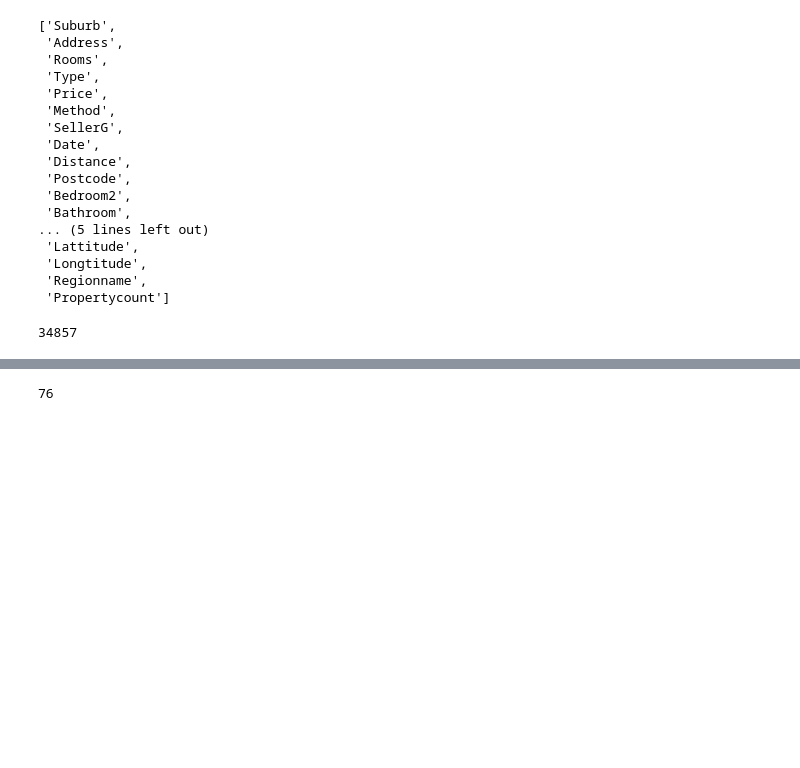
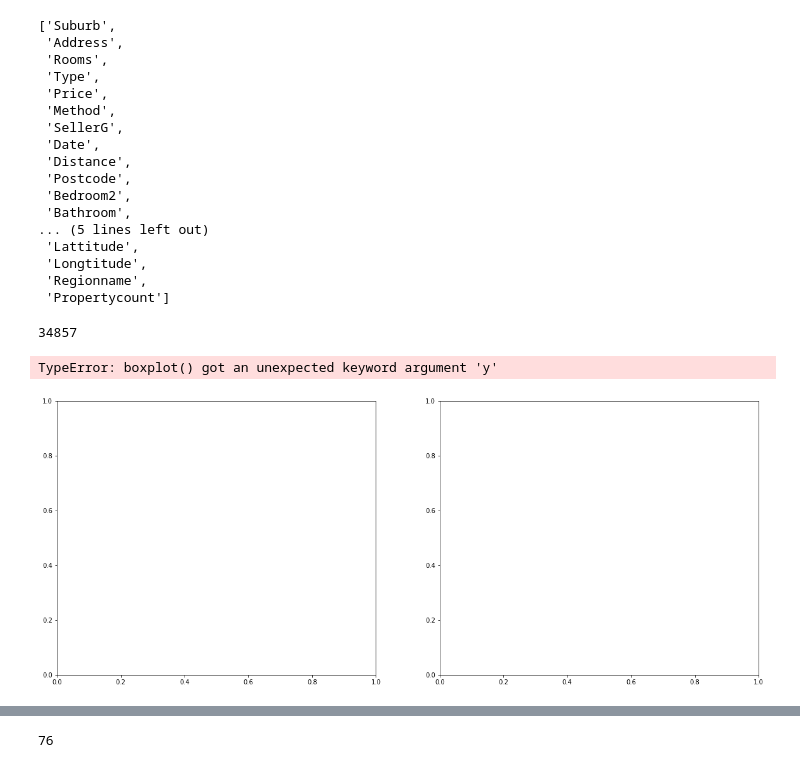
Before and after one commit to misl938/BDAS_misl938, a Jupyter notebook: Iteration4_misl938.ipynb, the cells around one changed output, grey strips where cells are left out. Drawn from its saved outputs; the diff is of its cells as text; code cells hidden in the pictures; blank space fills up the shorter version.

Commit message:
data verification

```diff
--- a/Iteration4_misl938.ipynb
+++ b/Iteration4_misl938.ipynb
@@ -56,5 +83,31 @@ housing_data.columns
 housing_data.count()
 # %% [output]
 34857
+# %%
+# categorical features v price
+
+f, axes = plt.subplots(1,2, figsize = (20,8))
+#labels=(housing_data['Regionname'].unique()).tolist()
+
+
+
+# Plot [0]
+plt.boxplot( x = 'Type', y = 'Price',data = housing_data.toPandas(), ax = axes[0])
+#axes[0].set_xlabel('Type')
+#axes[0].set_ylabel('Price')
+#axes[0].set_title('Type v Price')
+
+# Plot [1]
+plt.boxplot(x = 'Regionname', y = 'Price', data = housing_data.toPandas(), ax = axes[1])
+#axes[1].set_xticklabels(labels, rotation=80)
+#axes[1].set_xlabel('Region Name')
+#axes[1].set_ylabel('Price')
+#axes[1].set_title('Region Name v Price')
+
+
+plt.show()
+# %% [output]
+TypeError: boxplot() got an unexpected keyword argument 'y'
+[figure, added]
 # %%
 # We can use the describe method to get some general statistics on our data.
```
Also changed, not shown: parts of 17 cells of this notebook.
